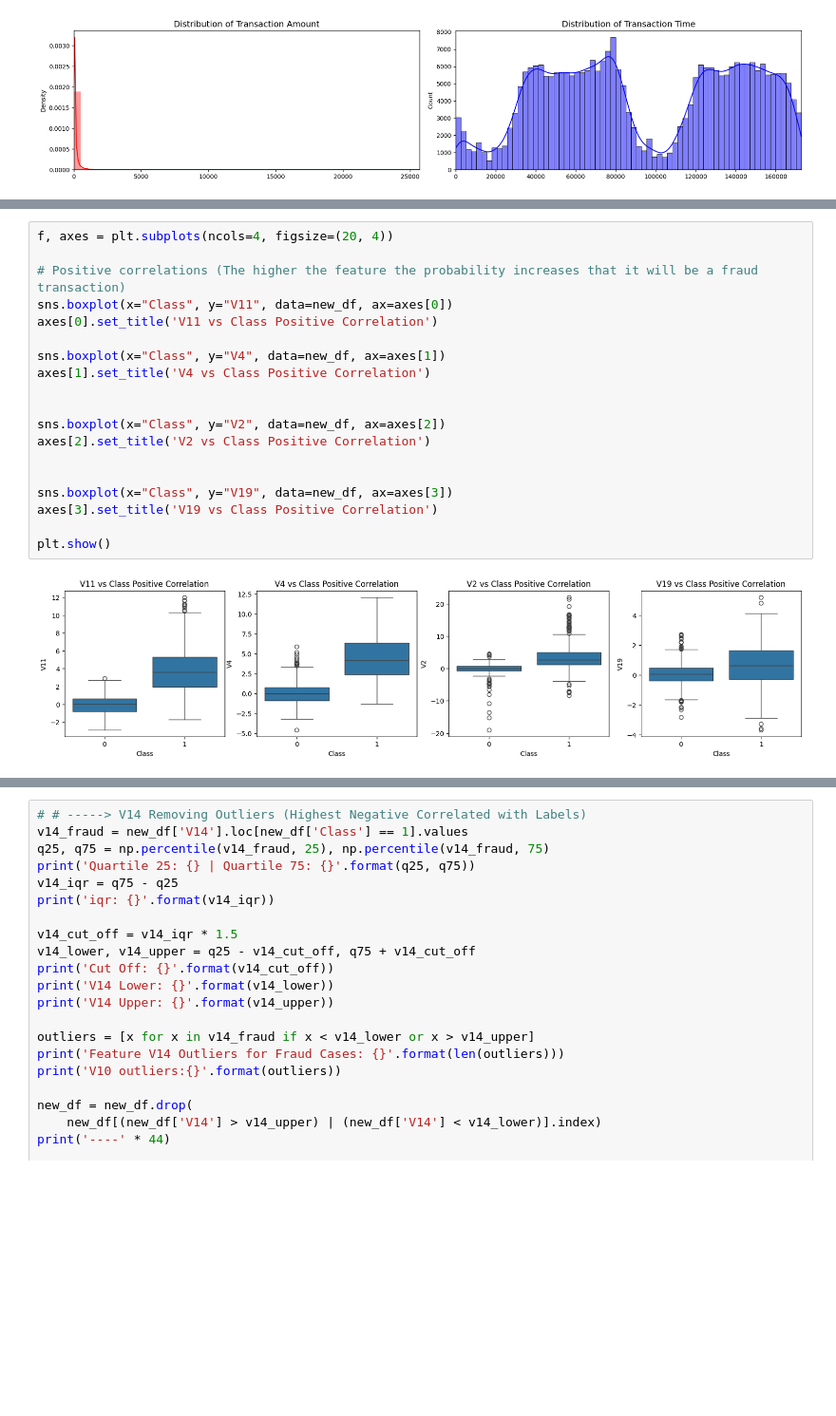
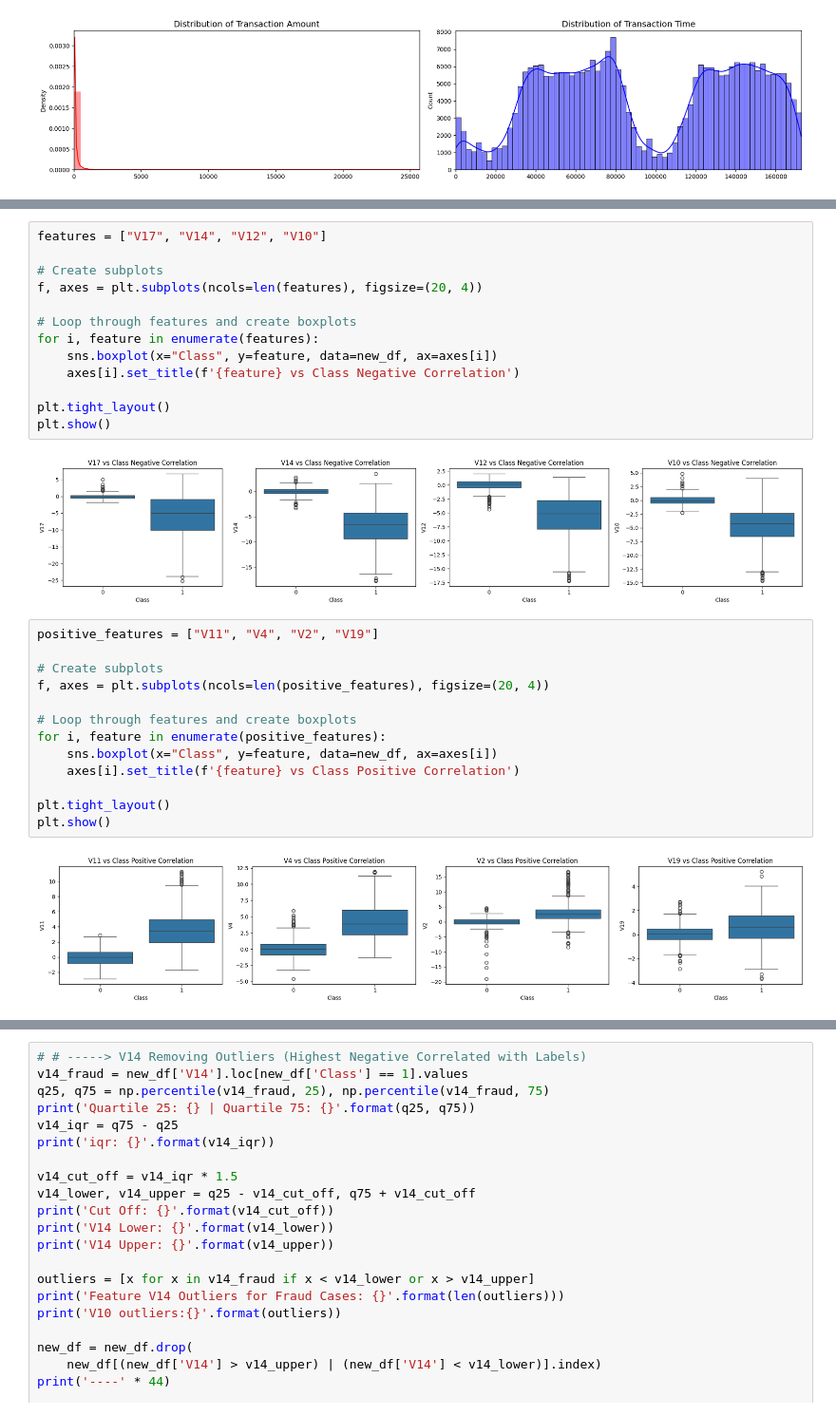
Before and after one commit to hariravi-ds/Fraud_Detection, a Jupyter notebook: Fraud-Det.ipynb, the cells around one changed output, grey strips where cells are left out. Shown at 95% size. Drawn from its saved outputs; the diff is of its cells as text; blank space fills up the shorter version.

Commit message:
added for loop for better understanding

```diff
--- a/Fraud-Det.ipynb
+++ b/Fraud-Det.ipynb
@@ -268,22 +220,31 @@ plt.show()
-# %%
-f, axes = plt.subplots(ncols=4, figsize=(20, 4))
-
-# Positive correlations (The higher the feature the probability increases that it will be a fraud transaction)
-sns.boxplot(x="Class", y="V11", data=new_df, ax=axes[0])
-axes[0].set_title('V11 vs Class Positive Correlation')
-
-sns.boxplot(x="Class", y="V4", data=new_df, ax=axes[1])
-axes[1].set_title('V4 vs Class Positive Correlation')
-
-
-sns.boxplot(x="Class", y="V2", data=new_df, ax=axes[2])
-axes[2].set_title('V2 vs Class Positive Correlation')
-
-
-sns.boxplot(x="Class", y="V19", data=new_df, ax=axes[3])
-axes[3].set_title('V19 vs Class Positive Correlation')
-
-plt.show()
-# %% [output]
-[figure, removed]
+# %%
+features = ["V17", "V14", "V12", "V10"]
+
+# Create subplots
+f, axes = plt.subplots(ncols=len(features), figsize=(20, 4))
+
+# Loop through features and create boxplots
+for i, feature in enumerate(features):
+    sns.boxplot(x="Class", y=feature, data=new_df, ax=axes[i])
+    axes[i].set_title(f'{feature} vs Class Negative Correlation')
+
+plt.tight_layout()
+plt.show()
+# %% [output]
+[figure, added]
+# %%
+positive_features = ["V11", "V4", "V2", "V19"]
+
+# Create subplots
+f, axes = plt.subplots(ncols=len(positive_features), figsize=(20, 4))
+
+# Loop through features and create boxplots
+for i, feature in enumerate(positive_features):
+    sns.boxplot(x="Class", y=feature, data=new_df, ax=axes[i])
+    axes[i].set_title(f'{feature} vs Class Positive Correlation')
+
+plt.tight_layout()
+plt.show()
+# %% [output]
+[figure, added]
 # %%
```
Also changed, not shown: parts of 10 cells of this notebook.
